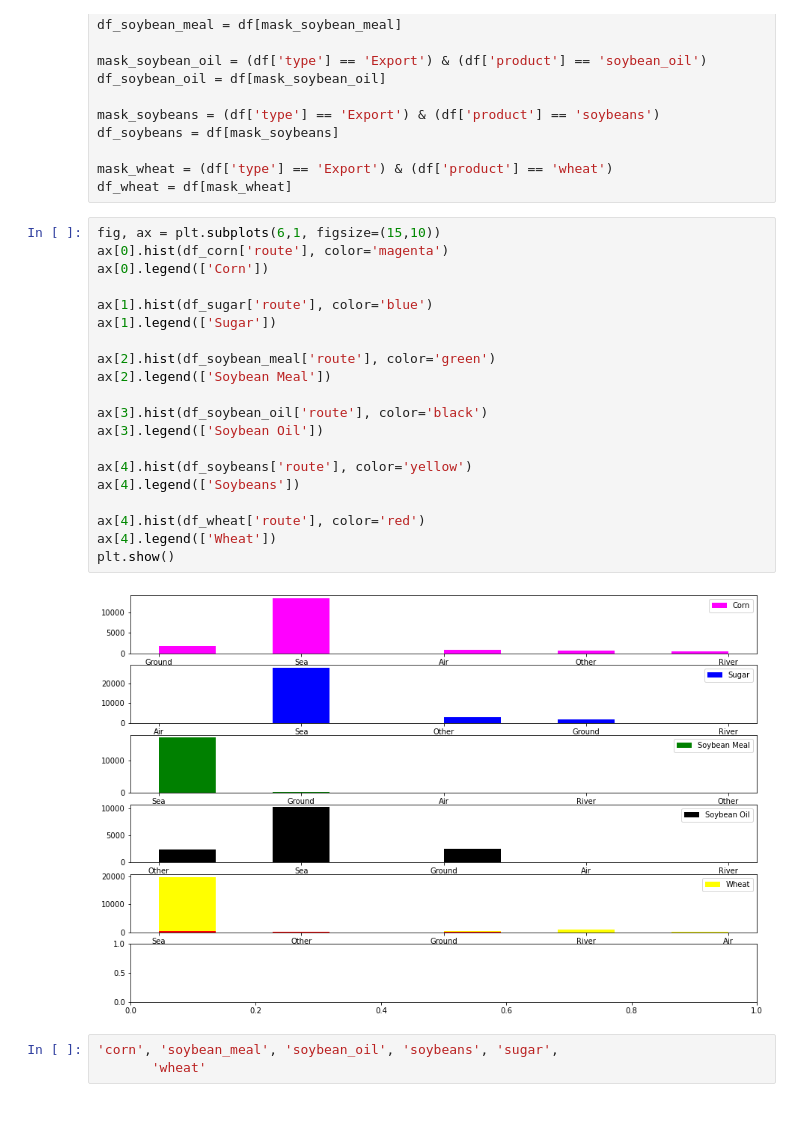
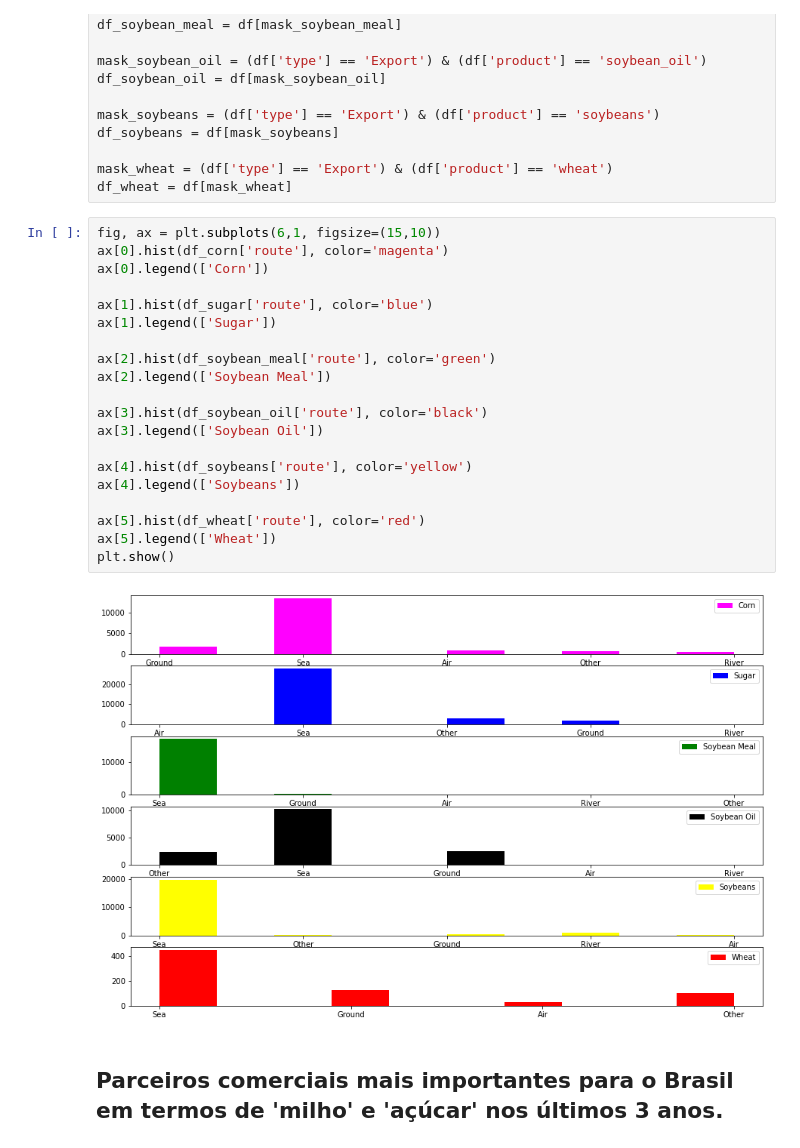
Before and after one commit to yguenka/4intelligence-Case, a Jupyter notebook: Data Analysis Skill Test.ipynb, the cells around one changed output. Cells and saved outputs as stored; diff of their text form; blank space fills up the shorter version.

```diff
--- a/Data Analysis Skill Test.ipynb
+++ b/Data Analysis Skill Test.ipynb
@@ -544,25 +544,24 @@ df_wheat = df[mask_wheat]
 # %%
 fig, ax = plt.subplots(6,1, figsize=(15,10))
 ax[0].hist(df_corn['route'], color='magenta')
 ax[0].legend(['Corn'])
 
 ax[1].hist(df_sugar['route'], color='blue')
 ax[1].legend(['Sugar'])
 
 ax[2].hist(df_soybean_meal['route'], color='green')
 ax[2].legend(['Soybean Meal'])
 
 ax[3].hist(df_soybean_oil['route'], color='black')
 ax[3].legend(['Soybean Oil'])
 
 ax[4].hist(df_soybeans['route'], color='yellow')
 ax[4].legend(['Soybeans'])
 
-ax[4].hist(df_wheat['route'], color='red')
-ax[4].legend(['Wheat'])
+ax[5].hist(df_wheat['route'], color='red')
+ax[5].legend(['Wheat'])
 plt.show()
 # %% [output]
-[figure, old version]
+[figure, new version]
-# %%
-'corn', 'soybean_meal', 'soybean_oil', 'soybeans', 'sugar',
-       'wheat'
+# %% [markdown]
+## Parceiros comerciais mais importantes para o Brasil em termos de 'milho' e 'açúcar' nos últimos 3 anos.
```
Also changed, not shown: parts of 6 cells of this notebook, 3 other files.
